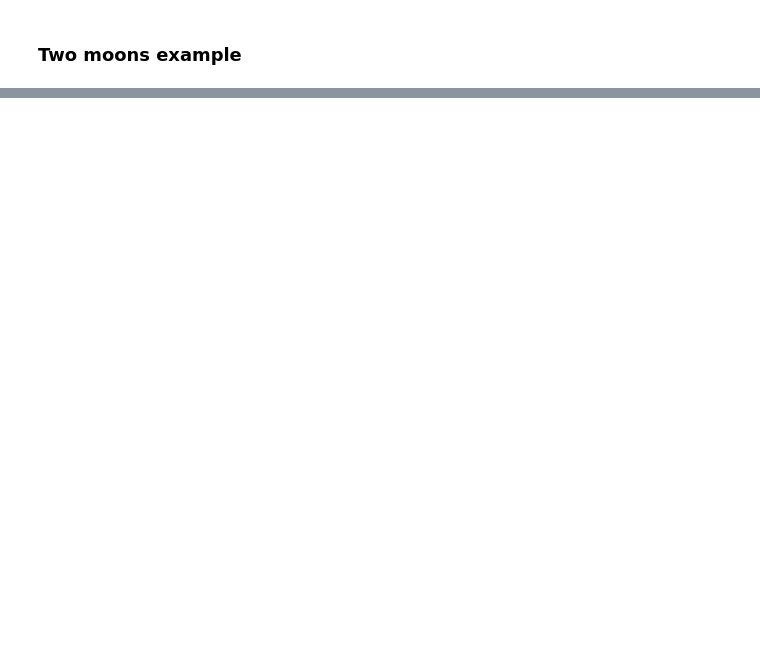
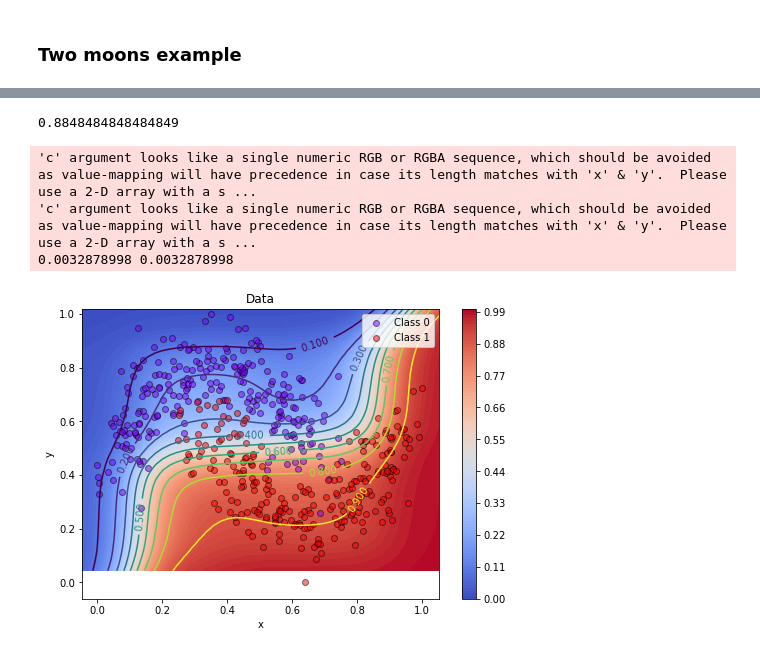
Before and after one commit to fagonzalezo/qmc, a Jupyter notebook: examples/qmc.ipynb, the cells around one changed output, grey strips where cells are left out. Drawn from its saved outputs; the diff is of its cells as text; code cells hidden in the pictures; blank space fills up the shorter version.

```diff
--- a/examples/qmc.ipynb
+++ b/examples/qmc.ipynb
@@ -33,16 +48,16 @@ def plot_decision_region(X, pred_fun):
     preds = pred_fun(np.array(vals))
     ZZ = np.reshape(preds, (grid_r, grid_c))
     print(np.min(preds), np.min(ZZ))
-    pl.contourf(XX, YY, ZZ, 100, cmap = pl.cm.coolwarm, vmin= -1, vmax=2)
+    pl.contourf(XX, YY, ZZ, 100, cmap = pl.cm.coolwarm, vmin= 0, vmax=1)
     pl.colorbar()
-    # CS = pl.contour(XX, YY, ZZ, 100, levels = [0.1*i for i in range(1,10)])
-    #pl.clabel(CS, inline=1, fontsize=10)
+    CS = pl.contour(XX, YY, ZZ, 100, levels = [0.1*i for i in range(1,10)])
+    pl.clabel(CS, inline=1, fontsize=10)
     pl.xlabel("x")
     pl.ylabel("y")
 
 def gen_pred_fun(clf):
     def pred_fun(X):
-        return clf.predict_proba(X)[:, 1]
+        return clf(X)[:, 1]
     return pred_fun
 # %% [markdown]
 ### Two moons example
@@ -59,16 +72,19 @@ ModuleNotFoundError: No module named 'qmc'
 # %%
-X, y = make_moons(n_samples=1000, noise=0.2, random_state=0)
+X, y = make_moons(n_samples=500, noise=0.2, random_state=0)
 scaler = MinMaxScaler()
 X = scaler.fit_transform(X)
 X_train, X_test, y_train, y_test = train_test_split(
         X, y, test_size=0.33, random_state=42)
+y_train = y_train[:, np.newaxis]
+y_test = y_test[:, np.newaxis]
 # %%
-fm_x = layers.QFeatureMapRFF(dim=10, gamma=4)
+#fm_x = layers.QFeatureMapRFF(dim=1000, gamma=100)
+fm_x = layers.QFeatureMapSmp(dim=4, beta=40)
 fm_y = layers.QFeatureMapOneHot(num_classes=2)
 #fm_y = lambda x: tf.squeeze(tf.keras.backend.one_hot(x, 2))
 qmc = models.QMClassifier(fm_x, fm_y, dim_y=2)
-out = qmc(data_x)
-print(out)
+out = qmc(X_train)
 qmc.compile()
-qmc.fit(data_x, data_y, epochs=1)
-out = qmc(data_x)
+qmc.fit(X_train, y_train, epochs=1)
+out = qmc(X_test)
+print(out[:10])
@@ -74,0 +111,13 @@ out = qmc(data_x)
+# %%
+accuracy_score(y_test, out.numpy()[:,1] >= 0.5)
+# %% [output]
+0.8848484848484849
+# %%
+pl.figure(figsize = (8,16/3))
+plot_decision_region(X_test, gen_pred_fun(qmc))
+plot_data(X, y)
+# %% [output]
+'c' argument looks like a single numeric RGB or RGBA sequence, which should be avoided as value-mapping will have precedence in case its length matches with 'x' & 'y'.  Please use a 2-D array with a s ...
+'c' argument looks like a single numeric RGB or RGBA sequence, which should be avoided as value-mapping will have precedence in case its length matches with 'x' & 'y'.  Please use a 2-D array with a s ...
+0.0032878998 0.0032878998
+[figure, added]
```
Also changed, not shown: parts of 5 cells of this notebook.
